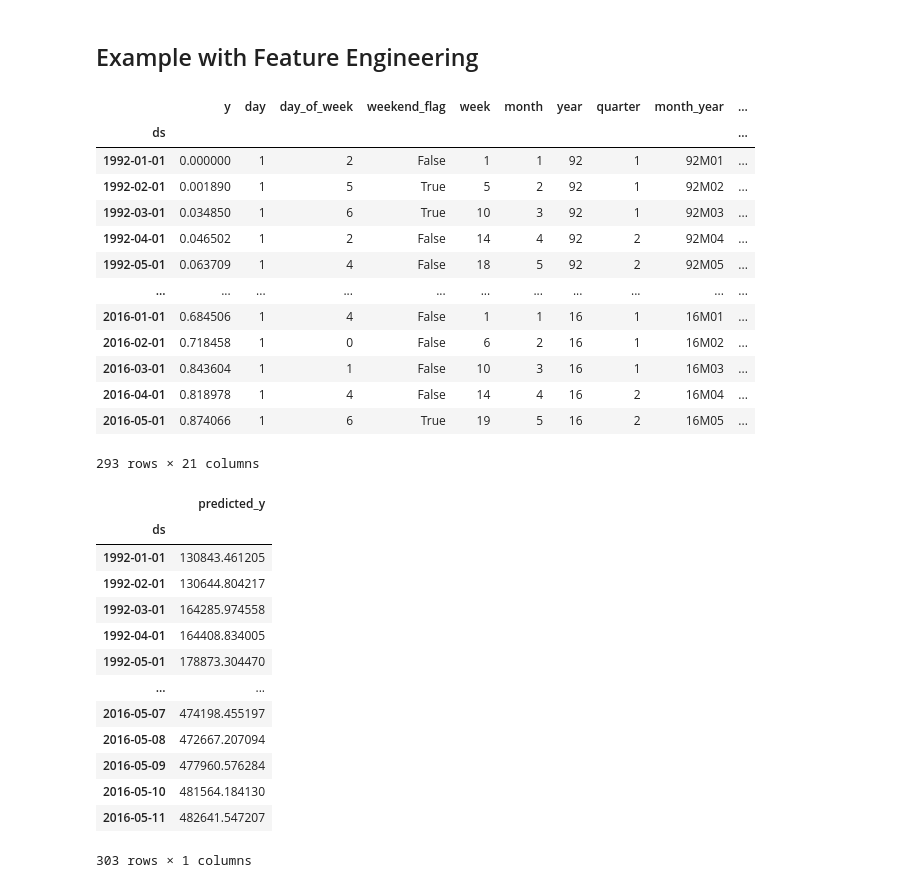
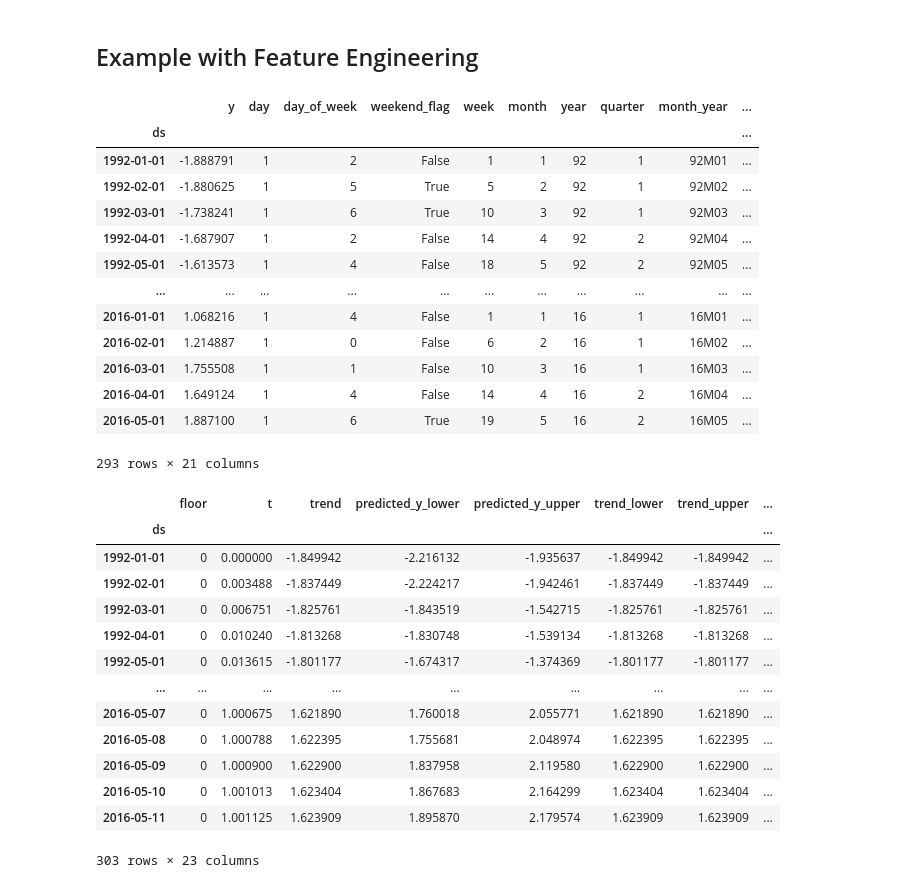
Before and after one commit to ntlind/forecastframe, a Jupyter notebook: examples/prophet_example.ipynb, the cells around one changed output. Saved outputs shown, nothing was run; the diff lists cells and outputs as text; code cells hidden in the pictures.

```diff
--- a/examples/prophet_example.ipynb
+++ b/examples/prophet_example.ipynb
@@ -122,7 +122,7 @@ fframe.get_cross_validation_errors()
 prophet_data = pd.read_csv("https://raw.githubusercontent.com/facebook/prophet/master/examples/example_retail_sales.csv")
 fframe = ff.ForecastFrame(data=prophet_data, target="y", datetime_column="ds")
 # %%
-fframe.log_features('y')
+fframe.standardize_features('y')
 fframe.calc_datetime_features()
 fframe.lag_features(features='y', lags=[1, 2, 3, 7, 52])
 fframe.calc_statistical_features(features='y', windows=90)
@@ -131,36 +131,36 @@ fframe.sample
 # %% [output]
 |  | y | day | day_of_week | weekend_flag | week | month | year | quarter | month_year | ... |
 | ds |  |  |  |  |  |  |  |  |  | ... |
-| 1992-01-01 | 0.000000 | 1 | 2 | False | 1 | 1 | 92 | 1 | 92M01 | ... |
-| 1992-02-01 | 0.001890 | 1 | 5 | True | 5 | 2 | 92 | 1 | 92M02 | ... |
-| 1992-03-01 | 0.034850 | 1 | 6 | True | 10 | 3 | 92 | 1 | 92M03 | ... |
-| 1992-04-01 | 0.046502 | 1 | 2 | False | 14 | 4 | 92 | 2 | 92M04 | ... |
-| 1992-05-01 | 0.063709 | 1 | 4 | False | 18 | 5 | 92 | 2 | 92M05 | ... |
+| 1992-01-01 | -1.888791 | 1 | 2 | False | 1 | 1 | 92 | 1 | 92M01 | ... |
+| 1992-02-01 | -1.880625 | 1 | 5 | True | 5 | 2 | 92 | 1 | 92M02 | ... |
+| 1992-03-01 | -1.738241 | 1 | 6 | True | 10 | 3 | 92 | 1 | 92M03 | ... |
+| 1992-04-01 | -1.687907 | 1 | 2 | False | 14 | 4 | 92 | 2 | 92M04 | ... |
+| 1992-05-01 | -1.613573 | 1 | 4 | False | 18 | 5 | 92 | 2 | 92M05 | ... |
 | ... | ... | ... | ... | ... | ... | ... | ... | ... | ... | ... |
-| 2016-01-01 | 0.684506 | 1 | 4 | False | 1 | 1 | 16 | 1 | 16M01 | ... |
-| 2016-02-01 | 0.718458 | 1 | 0 | False | 6 | 2 | 16 | 1 | 16M02 | ... |
-| 2016-03-01 | 0.843604 | 1 | 1 | False | 10 | 3 | 16 | 1 | 16M03 | ... |
-| 2016-04-01 | 0.818978 | 1 | 4 | False | 14 | 4 | 16 | 2 | 16M04 | ... |
-| 2016-05-01 | 0.874066 | 1 | 6 | True | 19 | 5 | 16 | 2 | 16M05 | ... |
+| 2016-01-01 | 1.068216 | 1 | 4 | False | 1 | 1 | 16 | 1 | 16M01 | ... |
+| 2016-02-01 | 1.214887 | 1 | 0 | False | 6 | 2 | 16 | 1 | 16M02 | ... |
+| 2016-03-01 | 1.755508 | 1 | 1 | False | 10 | 3 | 16 | 1 | 16M03 | ... |
+| 2016-04-01 | 1.649124 | 1 | 4 | False | 14 | 4 | 16 | 2 | 16M04 | ... |
+| 2016-05-01 | 1.887100 | 1 | 6 | True | 19 | 5 | 16 | 2 | 16M05 | ... |
 293 rows × 21 columns
 # %%
 fframe.predict(model="prophet", future_periods=10, weekly_seasonality=True, daily_seasonality=True)
-fframe.predictions[['predicted_y']]
+fframe.predictions
 # %% [output]
-|  | predicted_y |
-| ds |  |
-| 1992-01-01 | 130843.461205 |
-| 1992-02-01 | 130644.804217 |
-| 1992-03-01 | 164285.974558 |
-| 1992-04-01 | 164408.834005 |
-| 1992-05-01 | 178873.304470 |
-| ... | ... |
-| 2016-05-07 | 474198.455197 |
-| 2016-05-08 | 472667.207094 |
-| 2016-05-09 | 477960.576284 |
-| 2016-05-10 | 481564.184130 |
-| 2016-05-11 | 482641.547207 |
+|  | floor | t | trend | predicted_y_lower | predicted_y_upper | trend_lower | trend_upper | ... |
+| ds |  |  |  |  |  |  |  | ... |
+| 1992-01-01 | 0 | 0.000000 | -1.849942 | -2.216132 | -1.935637 | -1.849942 | -1.849942 | ... |
+| 1992-02-01 | 0 | 0.003488 | -1.837449 | -2.224217 | -1.942461 | -1.837449 | -1.837449 | ... |
+| 1992-03-01 | 0 | 0.006751 | -1.825761 | -1.843519 | -1.542715 | -1.825761 | -1.825761 | ... |
+| 1992-04-01 | 0 | 0.010240 | -1.813268 | -1.830748 | -1.539134 | -1.813268 | -1.813268 | ... |
+| 1992-05-01 | 0 | 0.013615 | -1.801177 | -1.674317 | -1.374369 | -1.801177 | -1.801177 | ... |
+| ... | ... | ... | ... | ... | ... | ... | ... | ... |
+| 2016-05-07 | 0 | 1.000675 | 1.621890 | 1.760018 | 2.055771 | 1.621890 | 1.621890 | ... |
+| 2016-05-08 | 0 | 1.000788 | 1.622395 | 1.755681 | 2.048974 | 1.622395 | 1.622395 | ... |
+| 2016-05-09 | 0 | 1.000900 | 1.622900 | 1.837958 | 2.119580 | 1.622900 | 1.622900 | ... |
+| 2016-05-10 | 0 | 1.001013 | 1.623404 | 1.867683 | 2.164299 | 1.623404 | 1.623404 | ... |
+| 2016-05-11 | 0 | 1.001125 | 1.623909 | 1.895870 | 2.179574 | 1.623909 | 1.623909 | ... |
-303 rows × 1 columns
+303 rows × 23 columns
 # %%
 fframe.plot_components()
 # %% [output]
```
Also changed, not shown: parts of 5 cells of this notebook, 2 other files.
